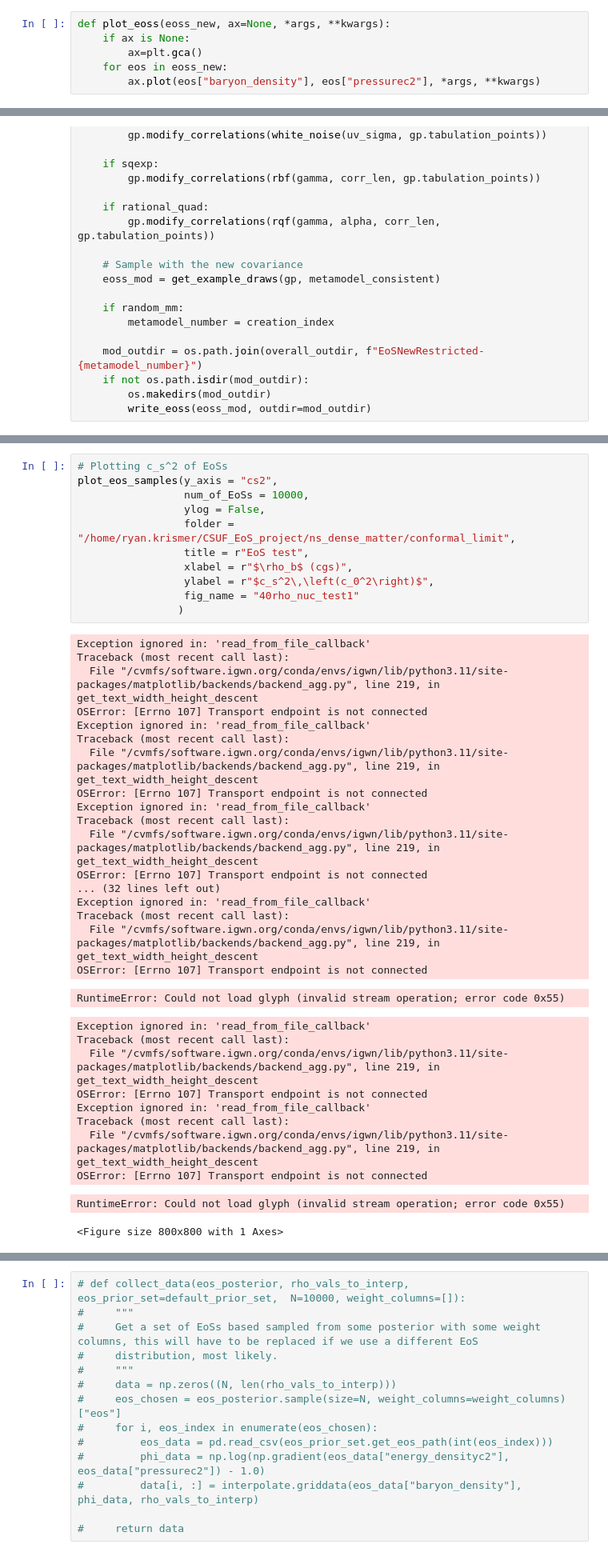
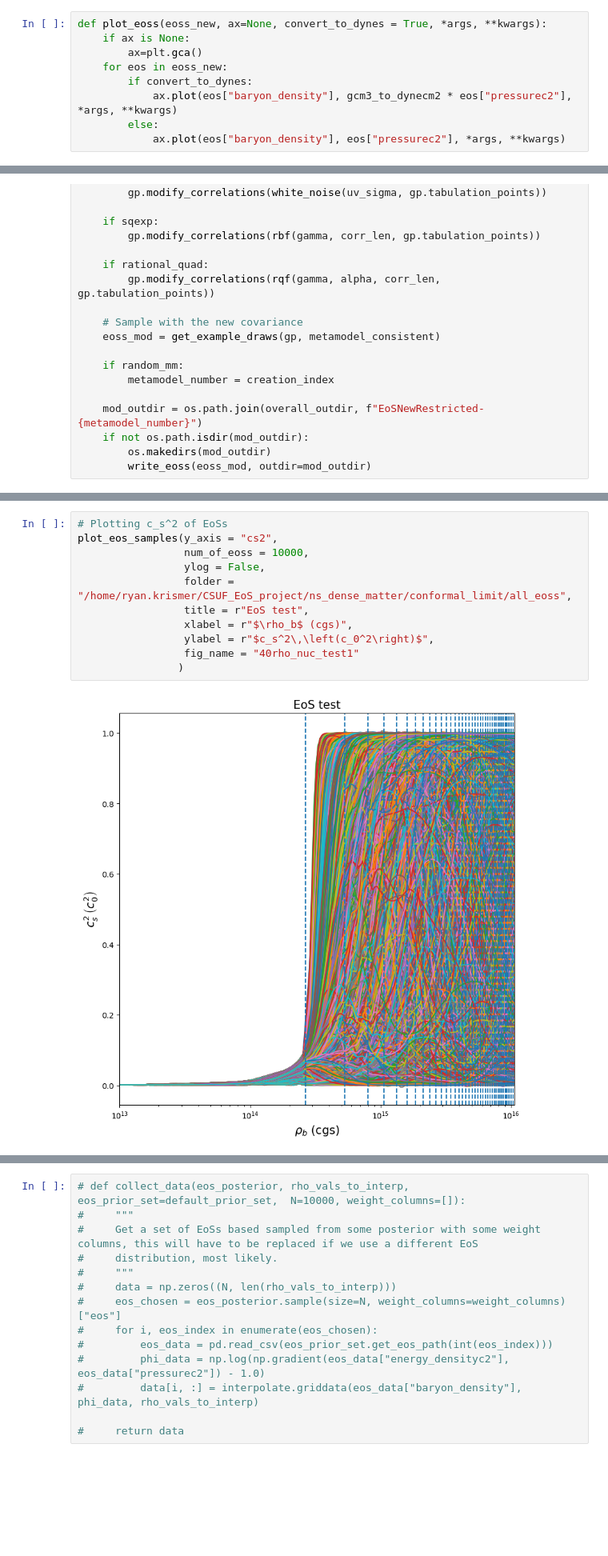
Before and after one commit to ryankrismer/ns-dense-matter, a Jupyter notebook: executables/generate_eos_set_test.ipynb, the cells around one changed output, grey strips where cells are left out. Shown at 80% size. Drawn from its saved outputs; the diff is of its cells as text; blank space fills up the shorter version.

Commit message:
Conformal limit check, etc

```diff
--- a/executables/generate_eos_set_test.ipynb
+++ b/executables/generate_eos_set_test.ipynb
@@ -223,11 +227,14 @@ def write_eoss(eoss_new, tag="eos-draw", outdir="EoS", indices=None):
     for i, index in enumerate(indices):
         eoss_new[i].to_csv(f"{outdir}/{tag}-{index:04d}.csv", index=False)
 # %%
-def plot_eoss(eoss_new, ax=None, *args, **kwargs):
+def plot_eoss(eoss_new, ax=None, convert_to_dynes = True, *args, **kwargs):
     if ax is None:
         ax=plt.gca()
     for eos in eoss_new:
-        ax.plot(eos["baryon_density"], eos["pressurec2"], *args, **kwargs)
+        if convert_to_dynes:
+            ax.plot(eos["baryon_density"], gcm3_to_dynecm2 * eos["pressurec2"], *args, **kwargs)
+        else:
+            ax.plot(eos["baryon_density"], eos["pressurec2"], *args, **kwargs)
 # %%
 def plot_eoss_cs2(eoss_new, ax=None, *args, **kwargs):
     if ax is None:
@@ -478,40 +488,13 @@ plot_eos_samples(y_axis = "pressure",
 # %%
 # Plotting c_s^2 of EoSs
 plot_eos_samples(y_axis = "cs2",
-                 num_of_EoSs = 10000,
+                 num_of_eoss = 10000,
                  ylog = False,
-                 folder = "/home/ryan.krismer/CSUF_EoS_project/ns_dense_matter/conformal_limit",
+                 folder = "/home/ryan.krismer/CSUF_EoS_project/ns_dense_matter/conformal_limit/all_eoss",
                  title = r"EoS test",
                  xlabel = r"$\rho_b$ (cgs)",
                  ylabel = r"$c_s^2\,\left(c_0^2\right)$",
                  fig_name = "40rho_nuc_test1"
                 )
 # %% [output]
-Exception ignored in: 'read_from_file_callback'
-Traceback (most recent call last):
-  File "/cvmfs/software.igwn.org/conda/envs/igwn/lib/python3.11/site-packages/matplotlib/backends/backend_agg.py", line 219, in get_text_width_height_descent
-OSError: [Errno 107] Transport endpoint is not connected
-Exception ignored in: 'read_from_file_callback'
-Traceback (most recent call last):
-  File "/cvmfs/software.igwn.org/conda/envs/igwn/lib/python3.11/site-packages/matplotlib/backends/backend_agg.py", line 219, in get_text_width_height_descent
-OSError: [Errno 107] Transport endpoint is not connected
-Exception ignored in: 'read_from_file_callback'
-Traceback (most recent call last):
-  File "/cvmfs/software.igwn.org/conda/envs/igwn/lib/python3.11/site-packages/matplotlib/backends/backend_agg.py", line 219, in get_text_width_height_descent
-OSError: [Errno 107] Transport endpoint is not connected
-... (32 lines left out)
-Exception ignored in: 'read_from_file_callback'
-Traceback (most recent call last):
-  File "/cvmfs/software.igwn.org/conda/envs/igwn/lib/python3.11/site-packages/matplotlib/backends/backend_agg.py", line 219, in get_text_width_height_descent
-OSError: [Errno 107] Transport endpoint is not connected
-RuntimeError: Could not load glyph (invalid stream operation; error code 0x55)
-Exception ignored in: 'read_from_file_callback'
-Traceback (most recent call last):
-  File "/cvmfs/software.igwn.org/conda/envs/igwn/lib/python3.11/site-packages/matplotlib/backends/backend_agg.py", line 219, in get_text_width_height_descent
-OSError: [Errno 107] Transport endpoint is not connected
-Exception ignored in: 'read_from_file_callback'
-Traceback (most recent call last):
-  File "/cvmfs/software.igwn.org/conda/envs/igwn/lib/python3.11/site-packages/matplotlib/backends/backend_agg.py", line 219, in get_text_width_height_descent
-OSError: [Errno 107] Transport endpoint is not connected
-RuntimeError: Could not load glyph (invalid stream operation; error code 0x55)
-<Figure size 800x800 with 1 Axes>
+[figure, added]
```
Also changed, not shown: parts of 11 cells of this notebook, 23 other files.
